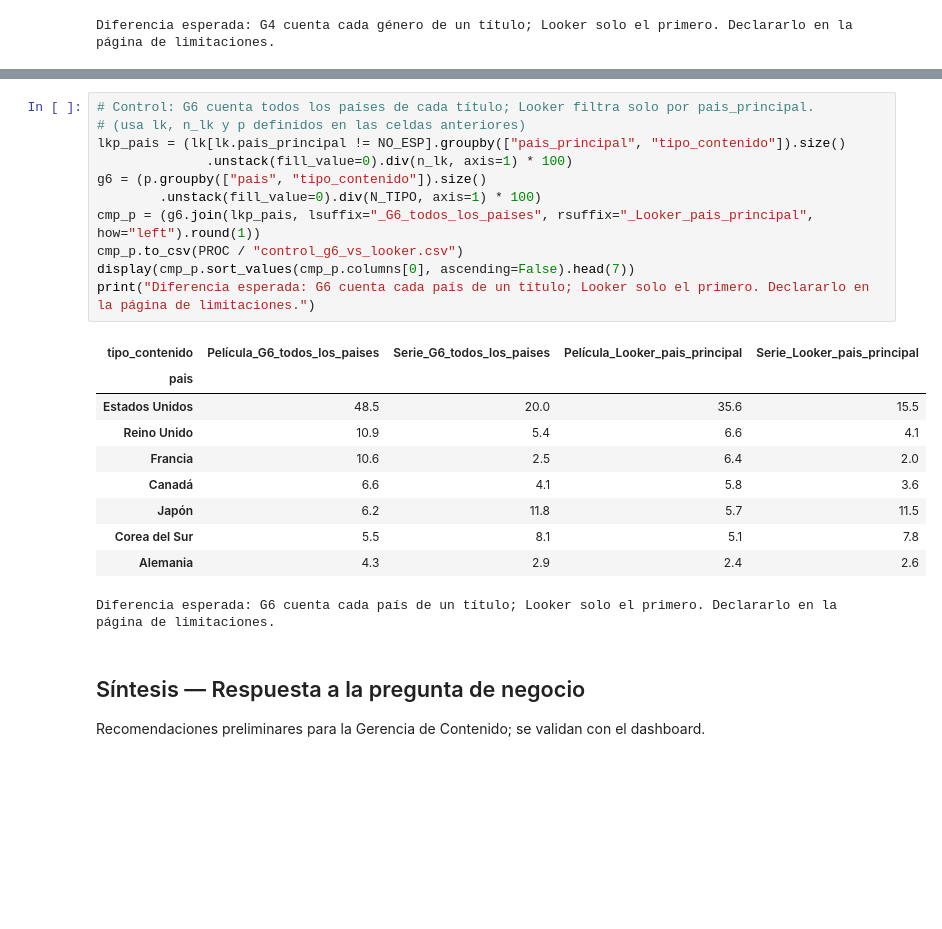
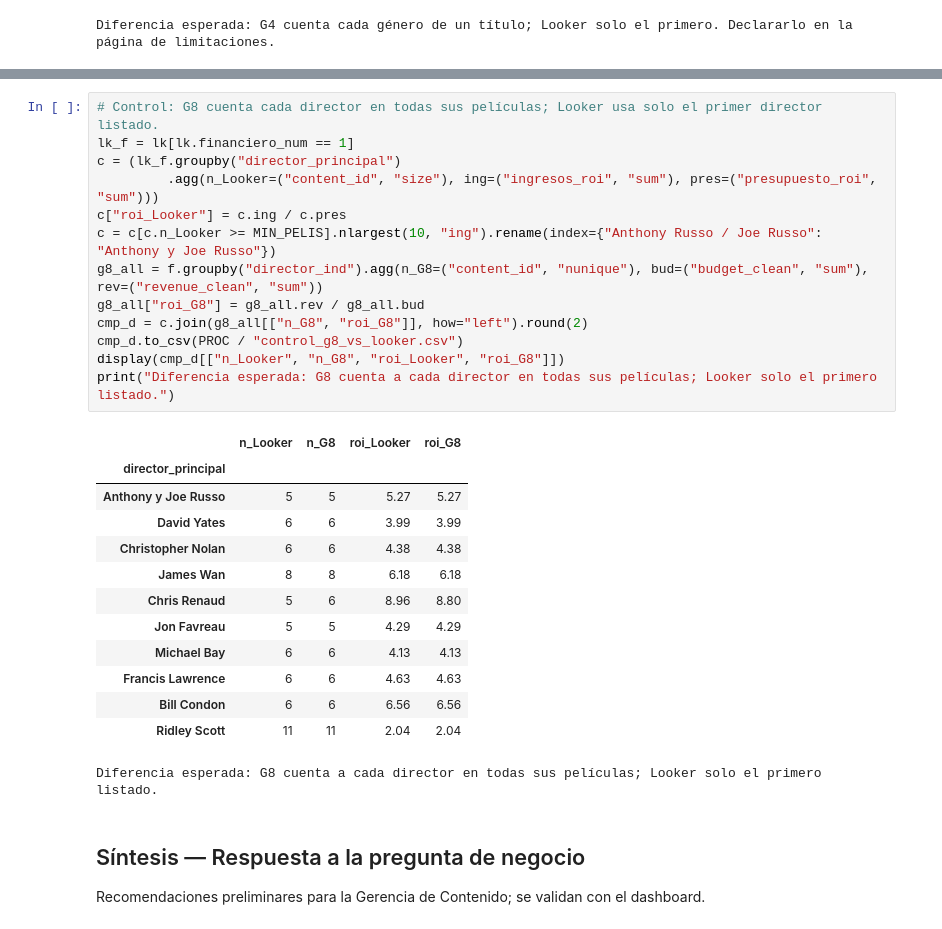
Before and after one commit to carlos31255/EV2_Visualizacion_Datos, a Jupyter notebook: notebooks/02_eda_visualizaciones.ipynb, the cells around one changed output, grey strips where cells are left out. Cells and saved outputs as stored; diff of their text form; blank space fills up the shorter version.

Commit message:
feat: agregar controles G6, G8 y actualizar graficos EDA

```diff
--- a/notebooks/02_eda_visualizaciones.ipynb
+++ b/notebooks/02_eda_visualizaciones.ipynb
@@ -347,25 +371,30 @@ Diferencia esperada: G4 cuenta cada género de un título; Looker solo el primer
 # %%
-# Control: G6 cuenta todos los países de cada título; Looker filtra solo por pais_principal.
-# (usa lk, n_lk y p definidos en las celdas anteriores)
-lkp_pais = (lk[lk.pais_principal != NO_ESP].groupby(["pais_principal", "tipo_contenido"]).size()
-              .unstack(fill_value=0).div(n_lk, axis=1) * 100)
-g6 = (p.groupby(["pais", "tipo_contenido"]).size()
-        .unstack(fill_value=0).div(N_TIPO, axis=1) * 100)
-cmp_p = (g6.join(lkp_pais, lsuffix="_G6_todos_los_paises", rsuffix="_Looker_pais_principal", how="left").round(1))
-cmp_p.to_csv(PROC / "control_g6_vs_looker.csv")
-display(cmp_p.sort_values(cmp_p.columns[0], ascending=False).head(7))
-print("Diferencia esperada: G6 cuenta cada país de un título; Looker solo el primero. Declararlo en la página de limitaciones.")
+# Control: G8 cuenta cada director en todas sus películas; Looker usa solo el primer director listado.
+lk_f = lk[lk.financiero_num == 1]
+c = (lk_f.groupby("director_principal")
+         .agg(n_Looker=("content_id", "size"), ing=("ingresos_roi", "sum"), pres=("presupuesto_roi", "sum")))
+c["roi_Looker"] = c.ing / c.pres
+c = c[c.n_Looker >= MIN_PELIS].nlargest(10, "ing").rename(index={"Anthony Russo / Joe Russo": "Anthony y Joe Russo"})
+g8_all = f.groupby("director_ind").agg(n_G8=("content_id", "nunique"), bud=("budget_clean", "sum"), rev=("revenue_clean", "sum"))
+g8_all["roi_G8"] = g8_all.rev / g8_all.bud
+cmp_d = c.join(g8_all[["n_G8", "roi_G8"]], how="left").round(2)
+cmp_d.to_csv(PROC / "control_g8_vs_looker.csv")
+display(cmp_d[["n_Looker", "n_G8", "roi_Looker", "roi_G8"]])
+print("Diferencia esperada: G8 cuenta a cada director en todas sus películas; Looker solo el primero listado.")
 # %% [output]
-| tipo_contenido | Película_G6_todos_los_paises | Serie_G6_todos_los_paises | Película_Looker_pais_principal | Serie_Looker_pais_principal |
-| pais |  |  |  |  |
-| Estados Unidos | 48.5 | 20.0 | 35.6 | 15.5 |
-| Reino Unido | 10.9 | 5.4 | 6.6 | 4.1 |
-| Francia | 10.6 | 2.5 | 6.4 | 2.0 |
-| Canadá | 6.6 | 4.1 | 5.8 | 3.6 |
-| Japón | 6.2 | 11.8 | 5.7 | 11.5 |
-| Corea del Sur | 5.5 | 8.1 | 5.1 | 7.8 |
-| Alemania | 4.3 | 2.9 | 2.4 | 2.6 |
+|  | n_Looker | n_G8 | roi_Looker | roi_G8 |
+| director_principal |  |  |  |  |
+| Anthony y Joe Russo | 5 | 5 | 5.27 | 5.27 |
+| David Yates | 6 | 6 | 3.99 | 3.99 |
+| Christopher Nolan | 6 | 6 | 4.38 | 4.38 |
+| James Wan | 8 | 8 | 6.18 | 6.18 |
+| Chris Renaud | 5 | 6 | 8.96 | 8.80 |
+| Jon Favreau | 5 | 5 | 4.29 | 4.29 |
+| Michael Bay | 6 | 6 | 4.13 | 4.13 |
+| Francis Lawrence | 6 | 6 | 4.63 | 4.63 |
+| Bill Condon | 6 | 6 | 6.56 | 6.56 |
+| Ridley Scott | 11 | 11 | 2.04 | 2.04 |
-Diferencia esperada: G6 cuenta cada país de un título; Looker solo el primero. Declararlo en la página de limitaciones.
+Diferencia esperada: G8 cuenta a cada director en todas sus películas; Looker solo el primero listado.
 # %% [markdown]
 ## Síntesis — Respuesta a la pregunta de negocio
 Recomendaciones preliminares para la Gerencia de Contenido; se validan con el dashboard.
```
Also changed, not shown: parts of 11 cells of this notebook, 10 other files.
